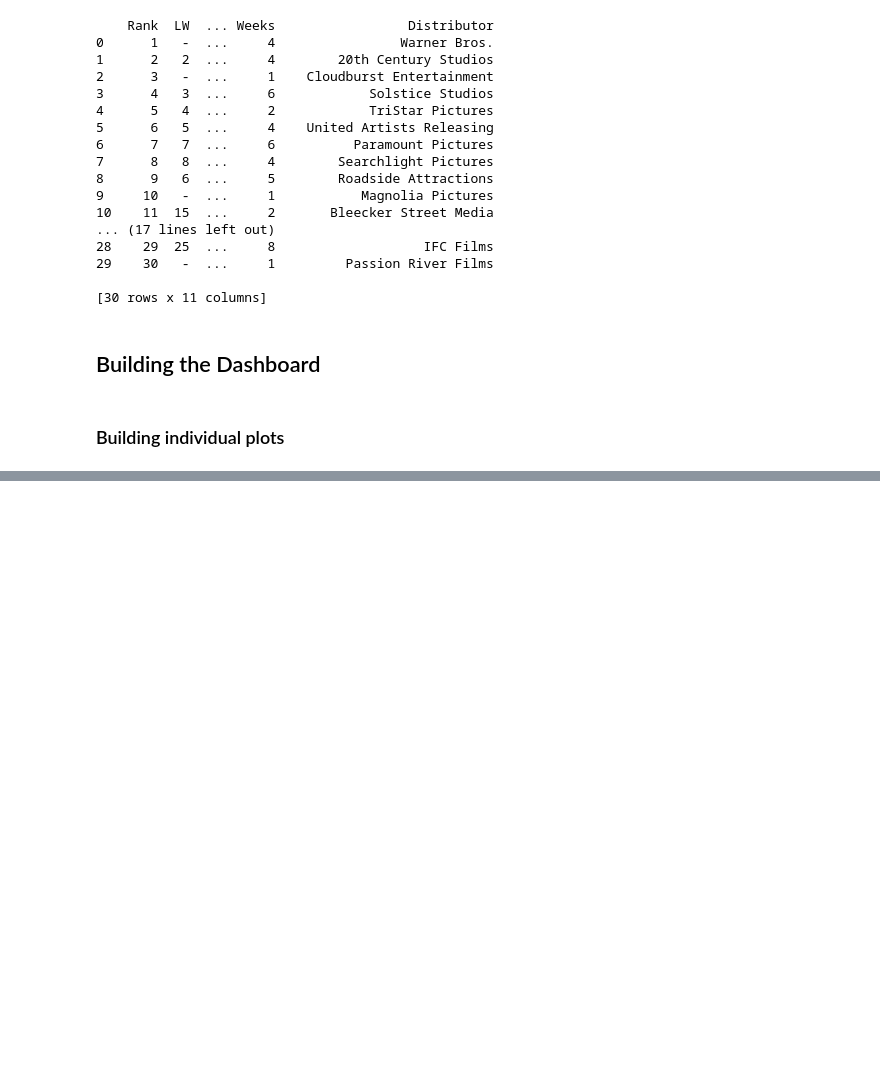
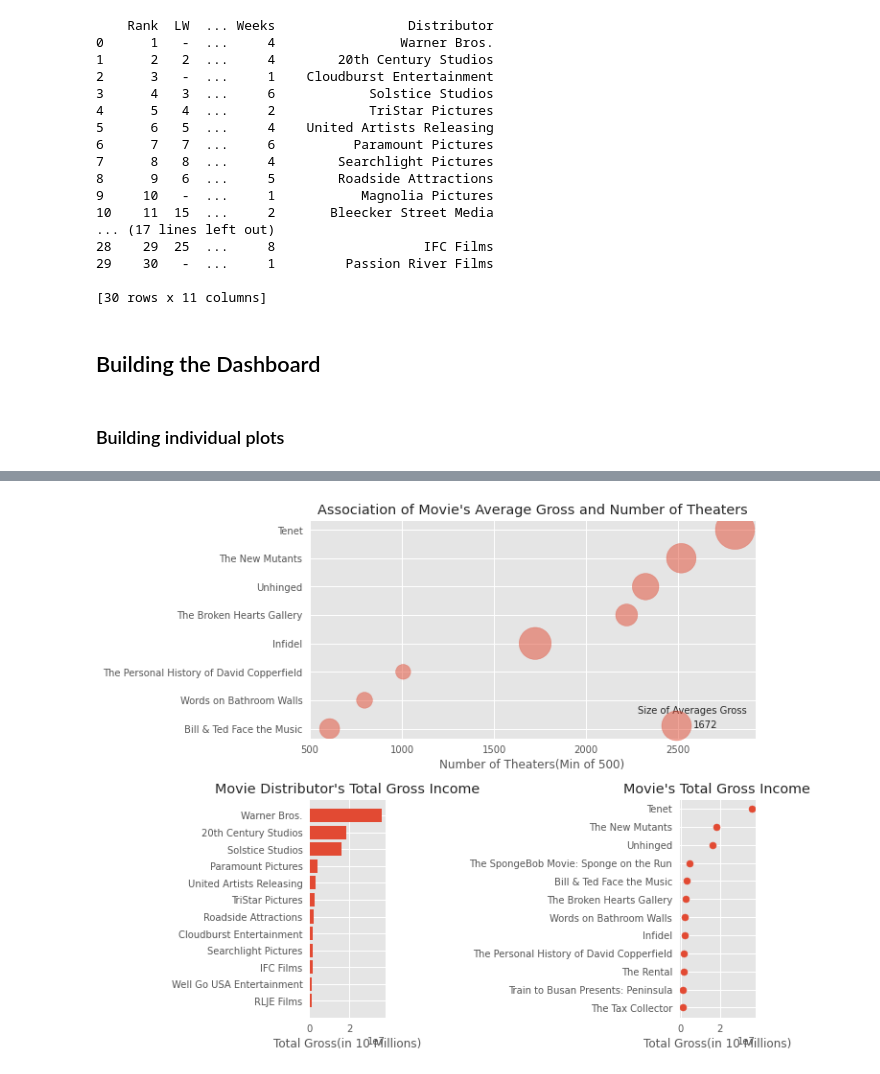
Before and after one commit to DangE01/Data_Dashbaord_Movie_Sell, a Jupyter notebook: Data_Dashboard.ipynb, the cells around one changed output, grey strips where cells are left out. Drawn from its saved outputs; the diff is of its cells as text; code cells hidden in the pictures; blank space fills up the shorter version.

```diff
--- a/Data_Dashboard.ipynb
+++ b/Data_Dashboard.ipynb
@@ -61,0 +95,44 @@ fig2.scatter(df['Total Gross'],df['Release'])
+# %%
+## Creating Dashbaord function
+
+def create_figure():
+    with plt.style.context(("seaborn","ggplot")):
+        fig = plt.figure(constrained_layout=True, figsize=(10,8))
+        specs = gridspec.GridSpec(ncols=2, nrows=2, figure=fig) ## Declaring 2x2 figure.
+
+        ax = fig.add_subplot(specs[0, :]) ## First Row
+        fig1 = fig.add_subplot(specs[1, 0]) ## Second Row First Column
+        fig2 = fig.add_subplot(specs[1, 1]) ## Second Row Second Colums
+        ##Importing Data
+        df = pd.read_excel (r'/content/drive/MyDrive/DSBA_6276/BoxOfficeMojo-Week-Sept._18-24,2020.xlsx')
+
+        ## Building First Plot
+        movies_in_500 = df[df['Theaters'] > 500]
+        movies_in_500 = movies_in_500.sort_values('Theaters')
+
+        ax.scatter(movies_in_500['Theaters'],movies_in_500['Release'],s=movies_in_500['Average'],alpha =.5)
+        ax.set_xlabel('Number of Theaters(Min of 500)')
+        ax.set_title('Association of Movie\'s Average Gross and Number of Theaters')
+        ax.grid(True)
+        ax.legend(df['Average'],loc = 'lower right',title='Size of Averages Gross',numpoints =4)
+
+        ## Building Second Plot
+        df = df.sort_values('Total Gross')
+        movie_with_more_500k = df[df["Total Gross"] > 1000000]
+
+        fig1.barh(movie_with_more_500k['Distributor'], movie_with_more_500k['Total Gross'])
+        fig1.set_xlabel('Total Gross(in 10 Millions)')
+        fig1.set_title('Movie Distributor\'s Total Gross Income')
+        fig1.grid(True)
+
+        ## Building Thrid Plot
+        fig2.scatter(movie_with_more_500k['Total Gross'],movie_with_more_500k['Release'])
+        fig2.set_xlabel('Total Gross(in 10 Millions)')
+        fig2.set_title('Movie\'s Total Gross Income')
+
+        plt.close(fig)
+        return fig
+# %%
+create_figure()
+# %% [output]
+[figure, added]
```
Also changed, not shown: parts of 8 cells of this notebook, 1 other file.
